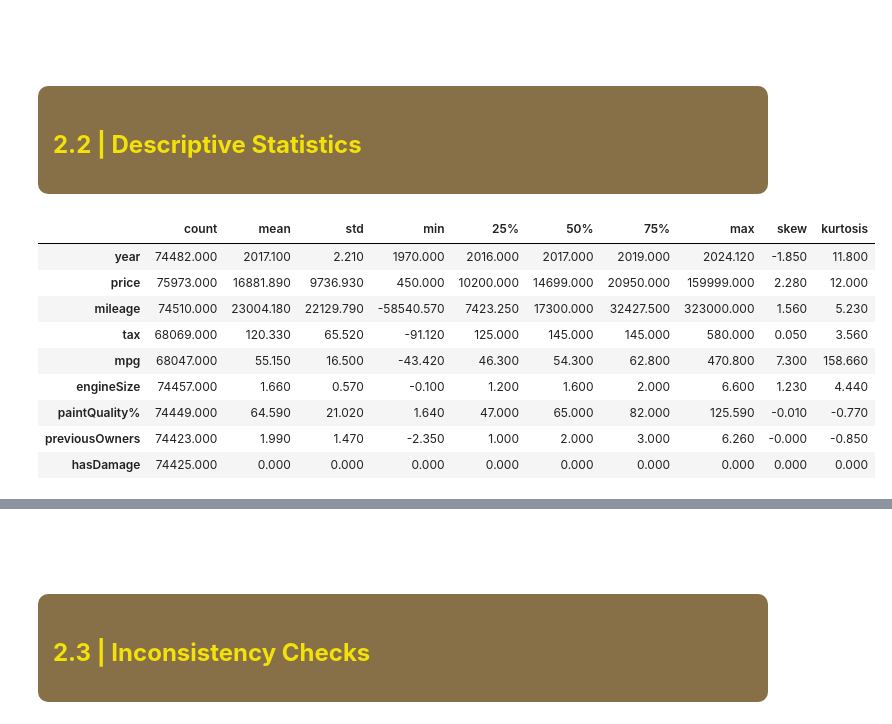
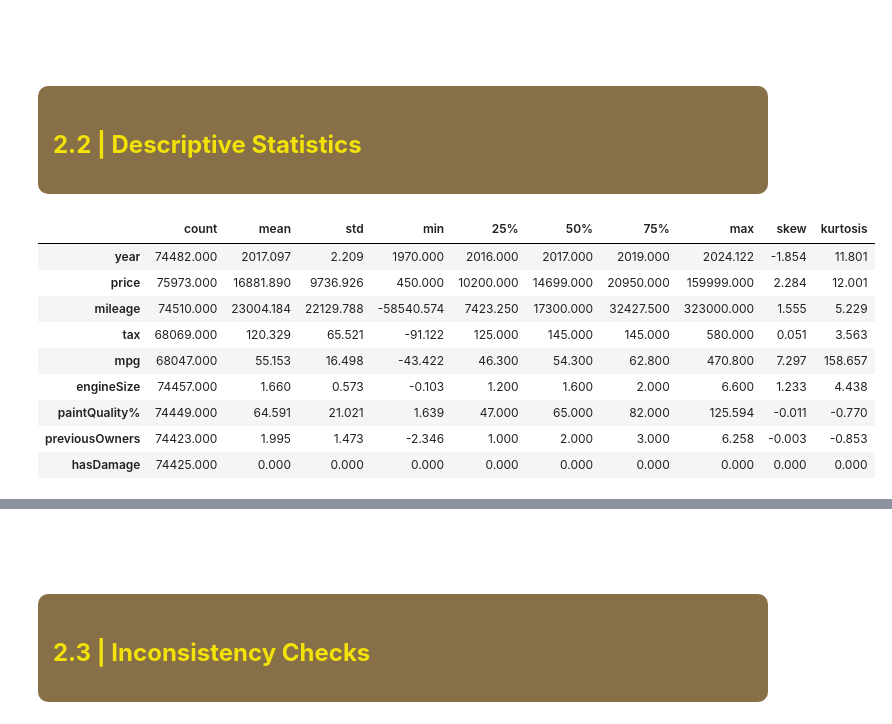
Before and after one commit to Filipa2002/Cars4You-Expediting-Car-Evaluations-with-ML, a Jupyter notebook: Filipa/car_evaluations_group37.ipynb, the cells around one changed output, grey strips where cells are left out. Saved outputs shown, nothing was run; the diff lists cells and outputs as text; code cells hidden in the pictures.

```diff
--- a/Filipa/car_evaluations_group37.ipynb
+++ b/Filipa/car_evaluations_group37.ipynb
@@ -290,22 +308,22 @@ X_test.set_index('carID', inplace=True)
 # %%
 # Get numerical columns
 numeric_cols = car_eval.select_dtypes(include='number')
 
 # Describe
 numeric_desc = numeric_cols.describe().T
 
 # Add skewness and kurtosis
 numeric_desc['skew'] = numeric_cols.skew()
 numeric_desc['kurtosis'] = numeric_cols.kurtosis()
-numeric_desc.round(2)
+numeric_desc
 # %% [output]
 |  | count | mean | std | min | 25% | 50% | 75% | max | skew | kurtosis |
-| year | 74482.000 | 2017.100 | 2.210 | 1970.000 | 2016.000 | 2017.000 | 2019.000 | 2024.120 | -1.850 | 11.800 |
-| price | 75973.000 | 16881.890 | 9736.930 | 450.000 | 10200.000 | 14699.000 | 20950.000 | 159999.000 | 2.280 | 12.000 |
-| mileage | 74510.000 | 23004.180 | 22129.790 | -58540.570 | 7423.250 | 17300.000 | 32427.500 | 323000.000 | 1.560 | 5.230 |
-| tax | 68069.000 | 120.330 | 65.520 | -91.120 | 125.000 | 145.000 | 145.000 | 580.000 | 0.050 | 3.560 |
-| mpg | 68047.000 | 55.150 | 16.500 | -43.420 | 46.300 | 54.300 | 62.800 | 470.800 | 7.300 | 158.660 |
-| engineSize | 74457.000 | 1.660 | 0.570 | -0.100 | 1.200 | 1.600 | 2.000 | 6.600 | 1.230 | 4.440 |
-| paintQuality% | 74449.000 | 64.590 | 21.020 | 1.640 | 47.000 | 65.000 | 82.000 | 125.590 | -0.010 | -0.770 |
-| previousOwners | 74423.000 | 1.990 | 1.470 | -2.350 | 1.000 | 2.000 | 3.000 | 6.260 | -0.000 | -0.850 |
+| year | 74482.000 | 2017.097 | 2.209 | 1970.000 | 2016.000 | 2017.000 | 2019.000 | 2024.122 | -1.854 | 11.801 |
+| price | 75973.000 | 16881.890 | 9736.926 | 450.000 | 10200.000 | 14699.000 | 20950.000 | 159999.000 | 2.284 | 12.001 |
+| mileage | 74510.000 | 23004.184 | 22129.788 | -58540.574 | 7423.250 | 17300.000 | 32427.500 | 323000.000 | 1.555 | 5.229 |
+| tax | 68069.000 | 120.329 | 65.521 | -91.122 | 125.000 | 145.000 | 145.000 | 580.000 | 0.051 | 3.563 |
+| mpg | 68047.000 | 55.153 | 16.498 | -43.422 | 46.300 | 54.300 | 62.800 | 470.800 | 7.297 | 158.657 |
+| engineSize | 74457.000 | 1.660 | 0.573 | -0.103 | 1.200 | 1.600 | 2.000 | 6.600 | 1.233 | 4.438 |
+| paintQuality% | 74449.000 | 64.591 | 21.021 | 1.639 | 47.000 | 65.000 | 82.000 | 125.594 | -0.011 | -0.770 |
+| previousOwners | 74423.000 | 1.995 | 1.473 | -2.346 | 1.000 | 2.000 | 3.000 | 6.258 | -0.003 | -0.853 |
 | hasDamage | 74425.000 | 0.000 | 0.000 | 0.000 | 0.000 | 0.000 | 0.000 | 0.000 | 0.000 | 0.000 |
```
Also changed, not shown: parts of 46 cells of this notebook.
